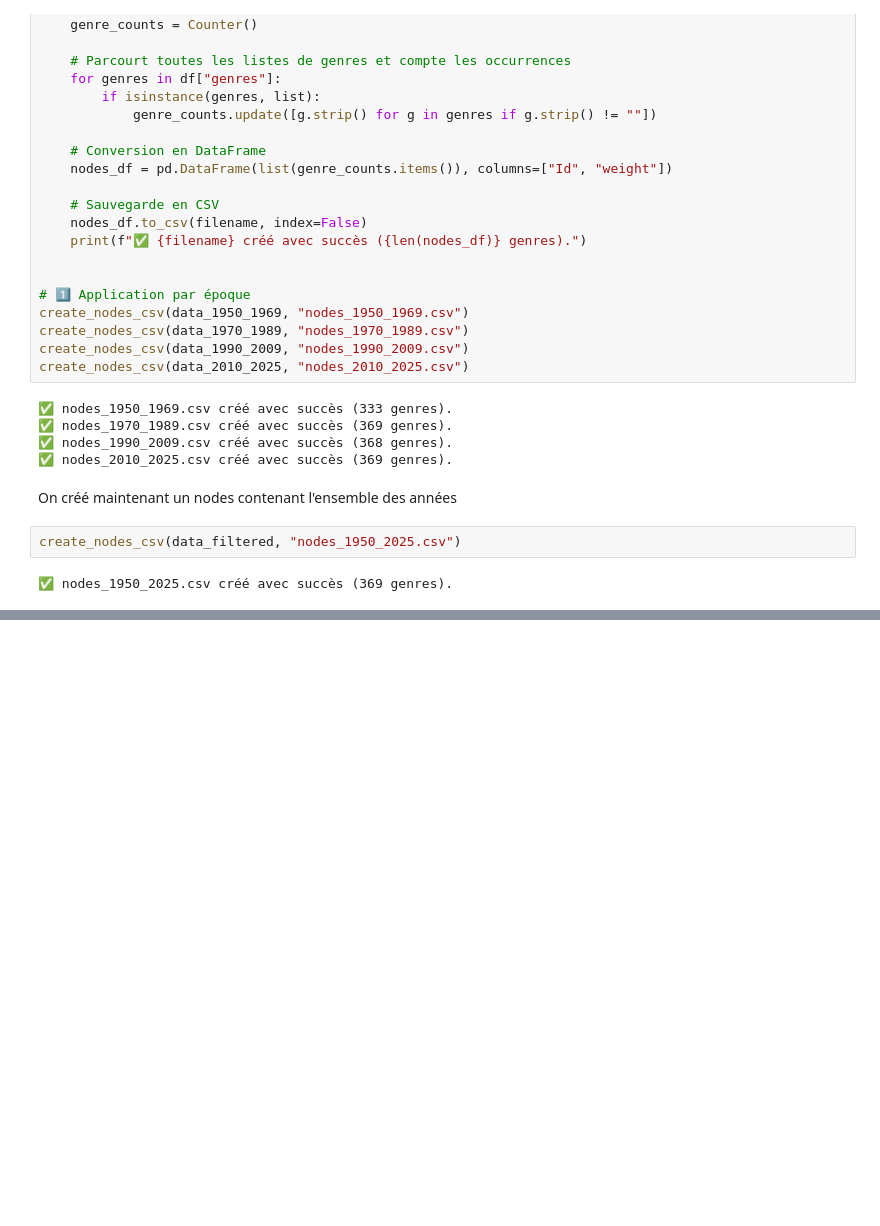
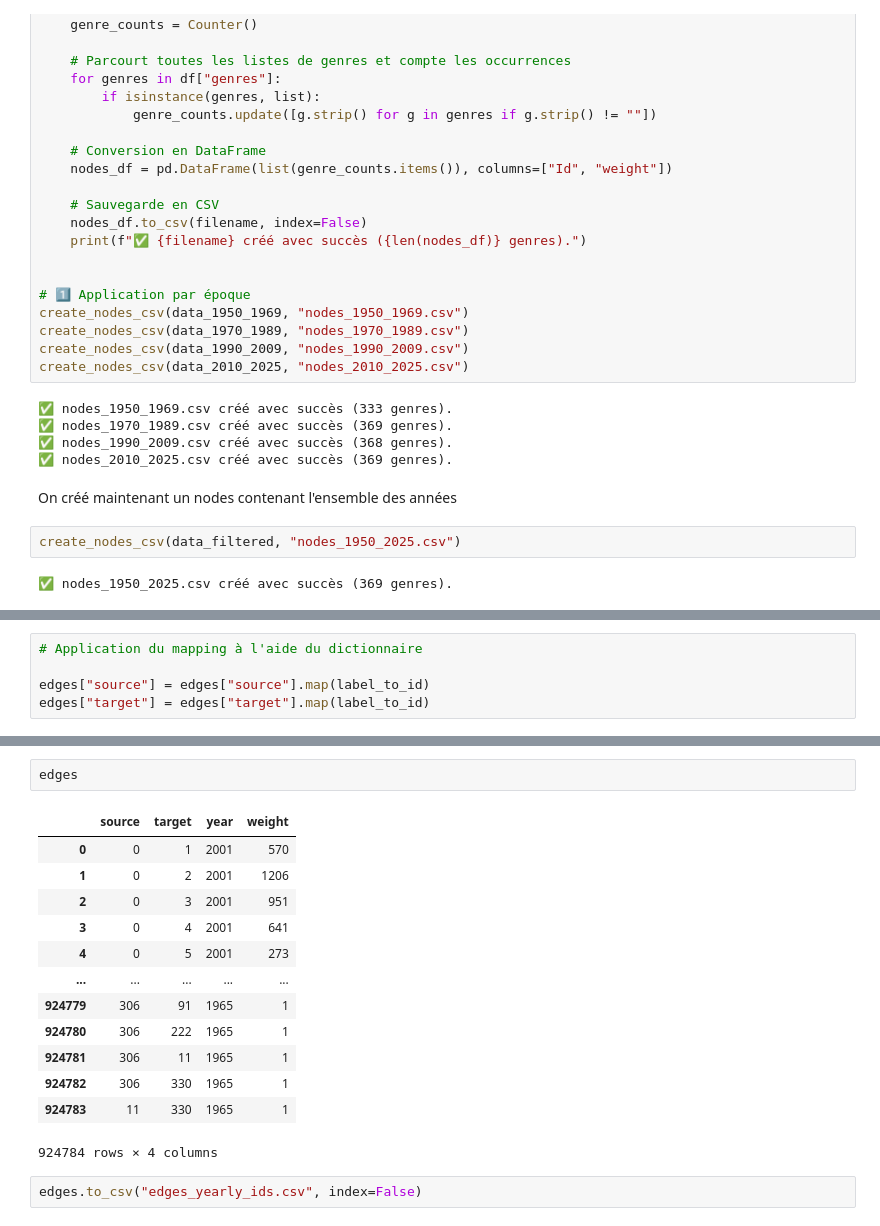
Before and after one commit to curtisguillaume/data_analyse_des_reseaux_sociaux, a Jupyter notebook: preprocessing_data_books.ipynb, the cells around one changed output, grey strips where cells are left out. Saved outputs shown, nothing was run; the diff lists cells and outputs as text; blank space fills up the shorter version.

```diff
--- a/preprocessing_data_books.ipynb
+++ b/preprocessing_data_books.ipynb
@@ -678,0 +927,5 @@ create_nodes_csv(data_filtered, "nodes_1950_2025.csv")
+# %%
+# Application du mapping à l'aide du dictionnaire
+
+edges["source"] = edges["source"].map(label_to_id)
+edges["target"] = edges["target"].map(label_to_id)
@@ -678,0 +941,18 @@ create_nodes_csv(data_filtered, "nodes_1950_2025.csv")
+# %%
+edges
+# %% [output]
+|  | source | target | year | weight |
+| 0 | 0 | 1 | 2001 | 570 |
+| 1 | 0 | 2 | 2001 | 1206 |
+| 2 | 0 | 3 | 2001 | 951 |
+| 3 | 0 | 4 | 2001 | 641 |
+| 4 | 0 | 5 | 2001 | 273 |
+| ... | ... | ... | ... | ... |
+| 924779 | 306 | 91 | 1965 | 1 |
+| 924780 | 306 | 222 | 1965 | 1 |
+| 924781 | 306 | 11 | 1965 | 1 |
+| 924782 | 306 | 330 | 1965 | 1 |
+| 924783 | 11 | 330 | 1965 | 1 |
+924784 rows × 4 columns
+# %%
+edges.to_csv("edges_yearly_ids.csv", index=False)
```
Also changed, not shown: parts of 26 cells of this notebook.
